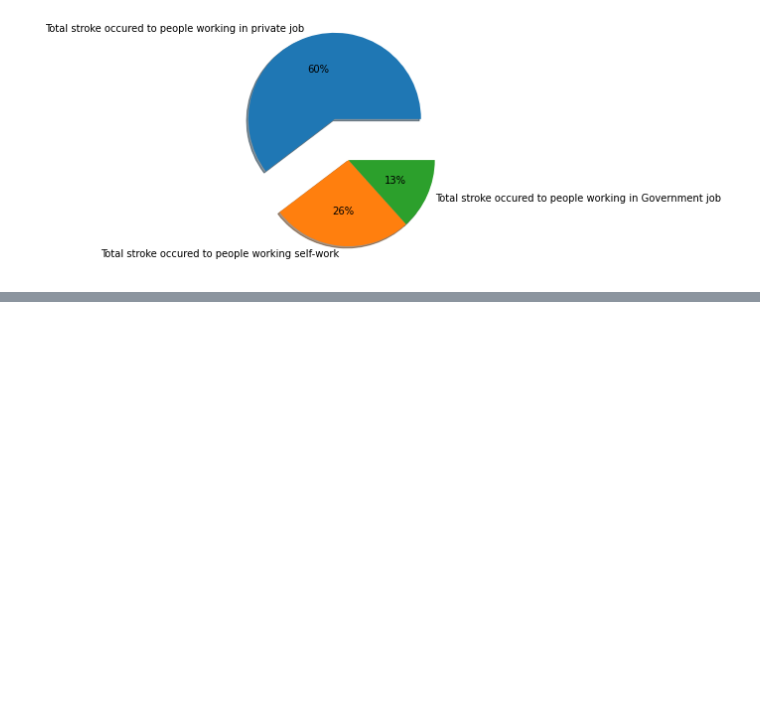
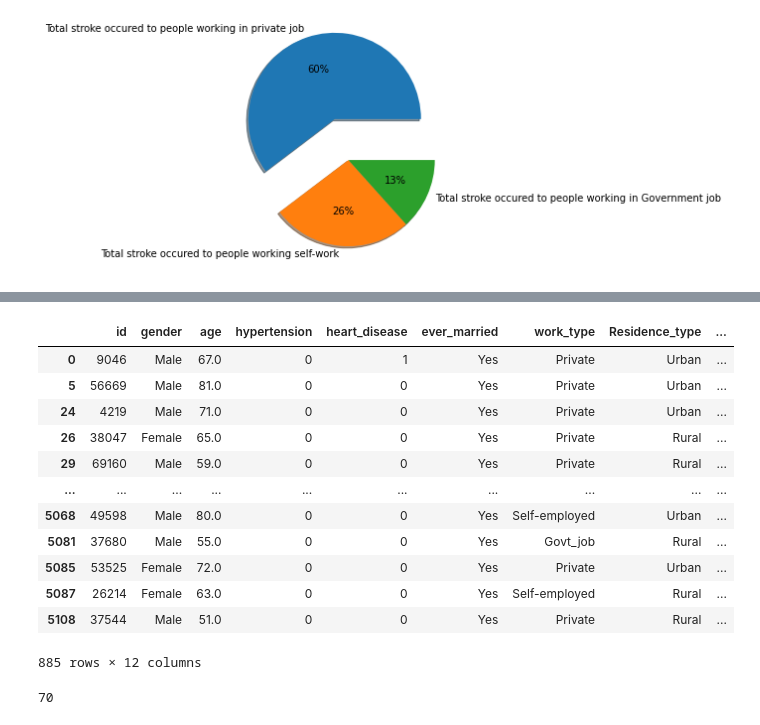
Before and after one commit to BibekRai44/Stroke-Analysis, a Jupyter notebook: stroke-prediction-and-analysis.ipynb, the cells around one changed output, grey strips where cells are left out. Saved outputs shown, nothing was run; the diff lists cells and outputs as text; code cells hidden in the pictures; blank space fills up the shorter version.

```diff
--- a/stroke-prediction-and-analysis.ipynb
+++ b/stroke-prediction-and-analysis.ipynb
@@ -286,3 +286,7 @@ plt.pie(x,labels=mylabels,shadow=True,explode=myexplode,autopct = '%.0f%%')
 plt.show()
 # %% [output]
 [figure]
+# %%
+#making copy of orginal dataframe to new one
+newdf3=df.copy()
+newdf3
@@ -288,0 +307,24 @@ plt.show()
+# %%
+#filtering dataframe where smoking status is formerly smoked
+newdf = newdf3[newdf3.smoking_status == "formerly smoked"]
+newdf
+# %% [output]
+|  | id | gender | age | hypertension | heart_disease | ever_married | work_type | Residence_type | ... |
+| 0 | 9046 | Male | 67.0 | 0 | 1 | Yes | Private | Urban | ... |
+| 5 | 56669 | Male | 81.0 | 0 | 0 | Yes | Private | Urban | ... |
+| 24 | 4219 | Male | 71.0 | 0 | 0 | Yes | Private | Urban | ... |
+| 26 | 38047 | Female | 65.0 | 0 | 0 | Yes | Private | Rural | ... |
+| 29 | 69160 | Male | 59.0 | 0 | 0 | Yes | Private | Rural | ... |
+| ... | ... | ... | ... | ... | ... | ... | ... | ... | ... |
+| 5068 | 49598 | Male | 80.0 | 0 | 0 | Yes | Self-employed | Urban | ... |
+| 5081 | 37680 | Male | 55.0 | 0 | 0 | Yes | Govt_job | Rural | ... |
+| 5085 | 53525 | Female | 72.0 | 0 | 0 | Yes | Private | Urban | ... |
+| 5087 | 26214 | Female | 63.0 | 0 | 0 | Yes | Self-employed | Rural | ... |
+| 5108 | 37544 | Male | 51.0 | 0 | 0 | Yes | Private | Rural | ... |
+885 rows × 12 columns
+# %%
+#total stroke occured to people who formerly smoked
+totalformerlysmoked=sum(newdf.stroke)
+print(totalformerlysmoked)
+# %% [output]
+70
```
Also changed, not shown: parts of 8 cells of this notebook.
